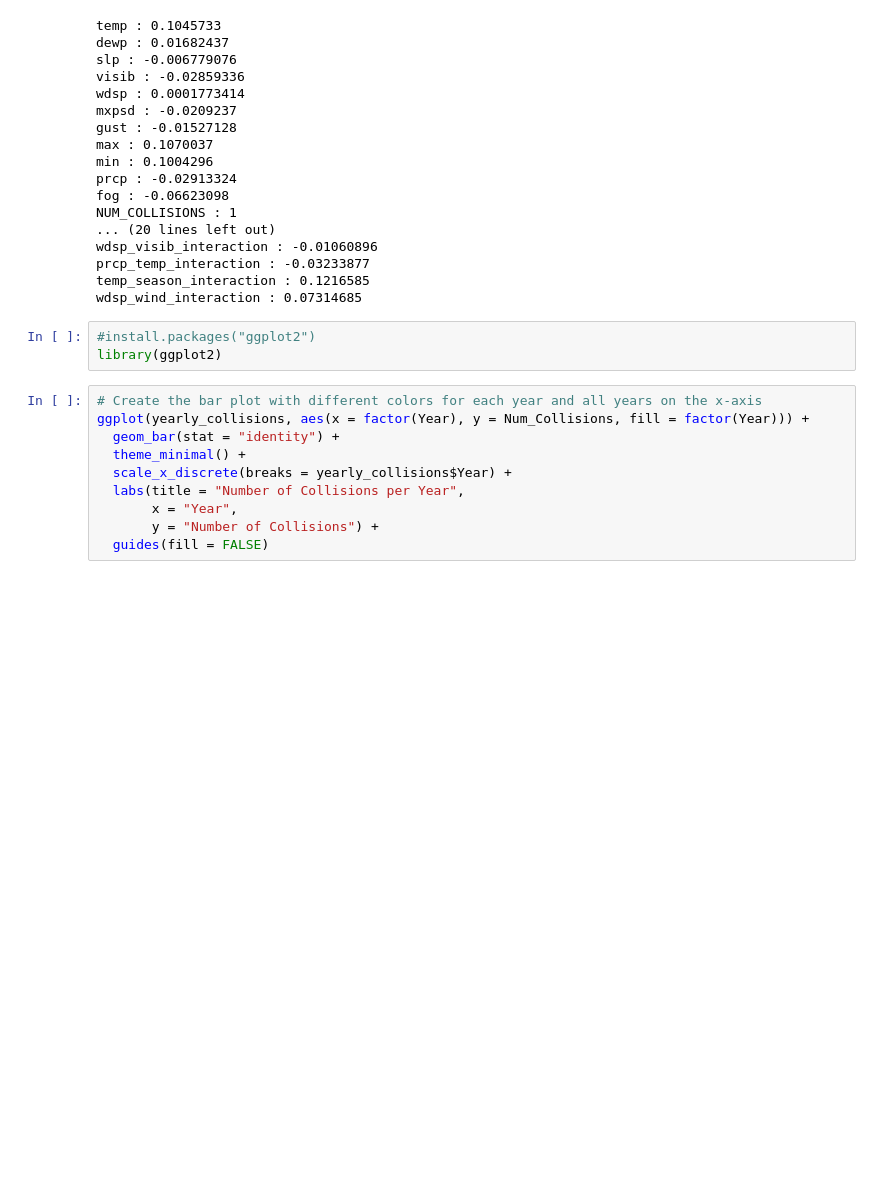
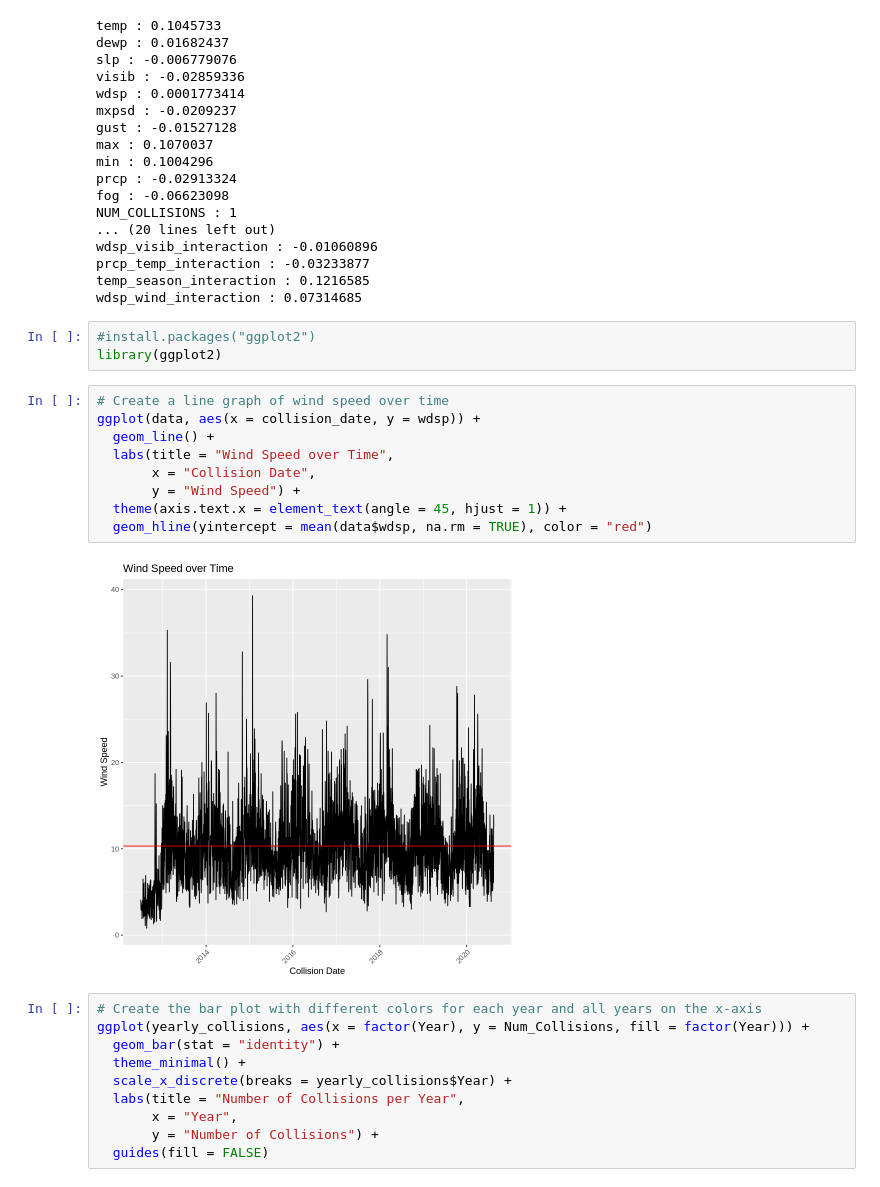
Before and after one commit to CL500Coupe/data_analytics_assi1, a Jupyter notebook: assi1.ipynb, the cells around one changed output. Saved outputs shown, nothing was run; the diff lists cells and outputs as text; blank space fills up the shorter version.

```diff
--- a/assi1.ipynb
+++ b/assi1.ipynb
@@ -313,6 +310,17 @@ wdsp_wind_interaction : 0.07314685
 # %%
 #install.packages("ggplot2")
 library(ggplot2)
+# %%
+# Create a line graph of wind speed over time
+ggplot(data, aes(x = collision_date, y = wdsp)) +
+  geom_line() +
+  labs(title = "Wind Speed over Time",
+       x = "Collision Date",
+       y = "Wind Speed") +
+  theme(axis.text.x = element_text(angle = 45, hjust = 1)) +
+  geom_hline(yintercept = mean(data$wdsp, na.rm = TRUE), color = "red")
+# %% [output]
+[figure, added]
 # %%
 # Create the bar plot with different colors for each year and all years on the x-axis
 ggplot(yearly_collisions, aes(x = factor(Year), y = Num_Collisions, fill = factor(Year))) +
```
Also changed, not shown: parts of 4 cells of this notebook.
